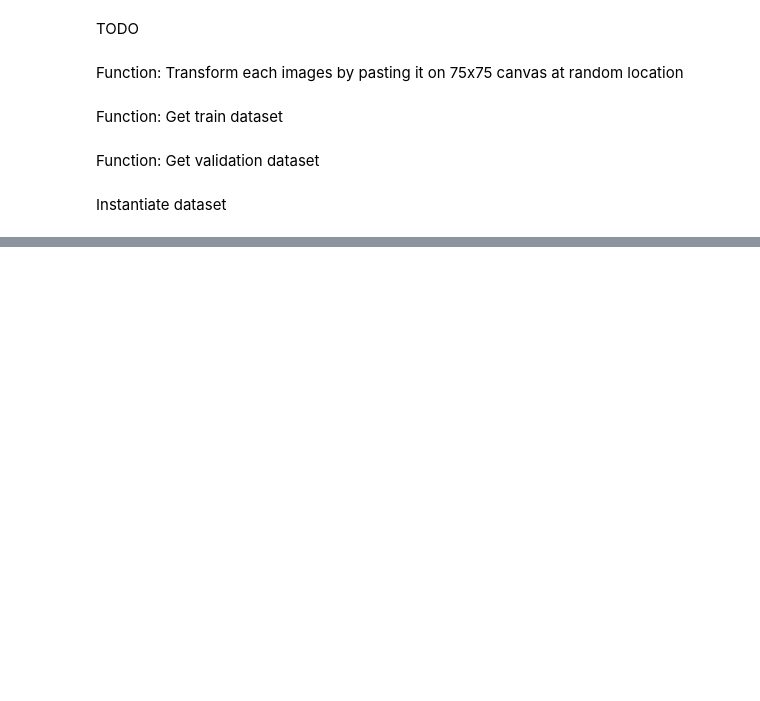
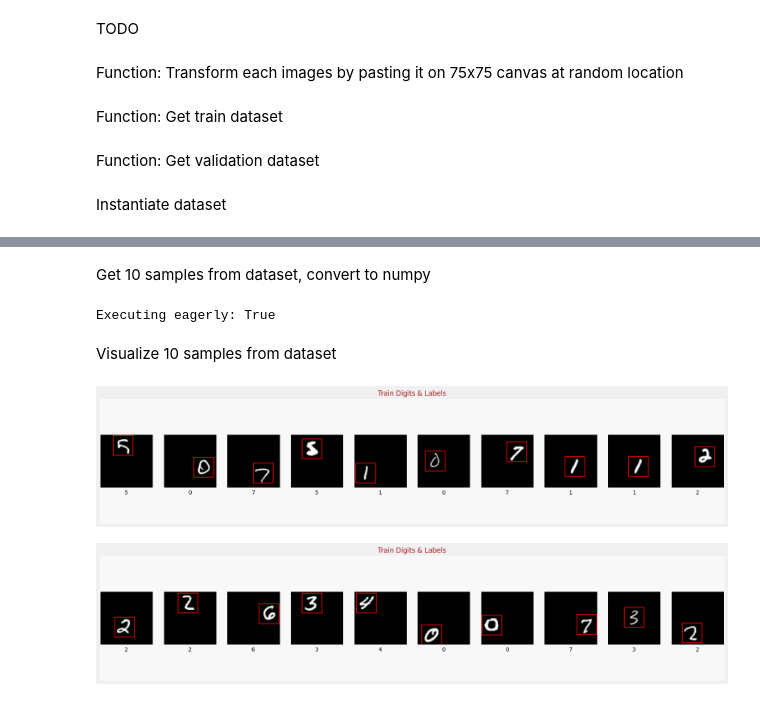
Before and after one commit to ricky-kiva/dl-deep-tf-cv-advanced, a Jupyter notebook: 1_l3_object_localization.ipynb, the cells around one changed output, grey strips where cells are left out. Cells and saved outputs as stored; diff of their text form; code cells hidden in the pictures; blank space fills up the shorter version.

Commit message:
feat(notebook): add up to digit images visualization

```diff
--- a/1_l3_object_localization.ipynb
+++ b/1_l3_object_localization.ipynb
@@ -236,0 +316,18 @@ with strategy.scope():
+# %% [markdown]
+Get 10 samples from dataset, convert to numpy
+# %%
+(train_digits, train_labels, train_bboxes,
+ validation_digits, validation_labels, validation_bboxes) = dataset_to_numpy(train_dataset, validation_dataset, 10)
+# %% [output]
+Executing eagerly: True
+# %% [markdown]
+Visualize 10 samples from dataset
+# %%
+TITLE_TRAIN_DIGIT_DISPLAY = "Train Digits & Labels"
+TITLE_VALIDATION_DIGIT_DISPLAY = "Validation Digits & Labels"
+# %%
+display_digits_with_boxes(train_digits, train_labels, train_labels, np.array([]), train_bboxes, np.array([]), TITLE_TRAIN_DIGIT_DISPLAY)
+display_digits_with_boxes(validation_digits, validation_labels, validation_labels, np.array([]), validation_bboxes, np.array([]), TITLE_TRAIN_DIGIT_DISPLAY)
+# %% [output]
+[figure, added]
+[figure, added]
```
Also changed, not shown: parts of 8 cells of this notebook.
